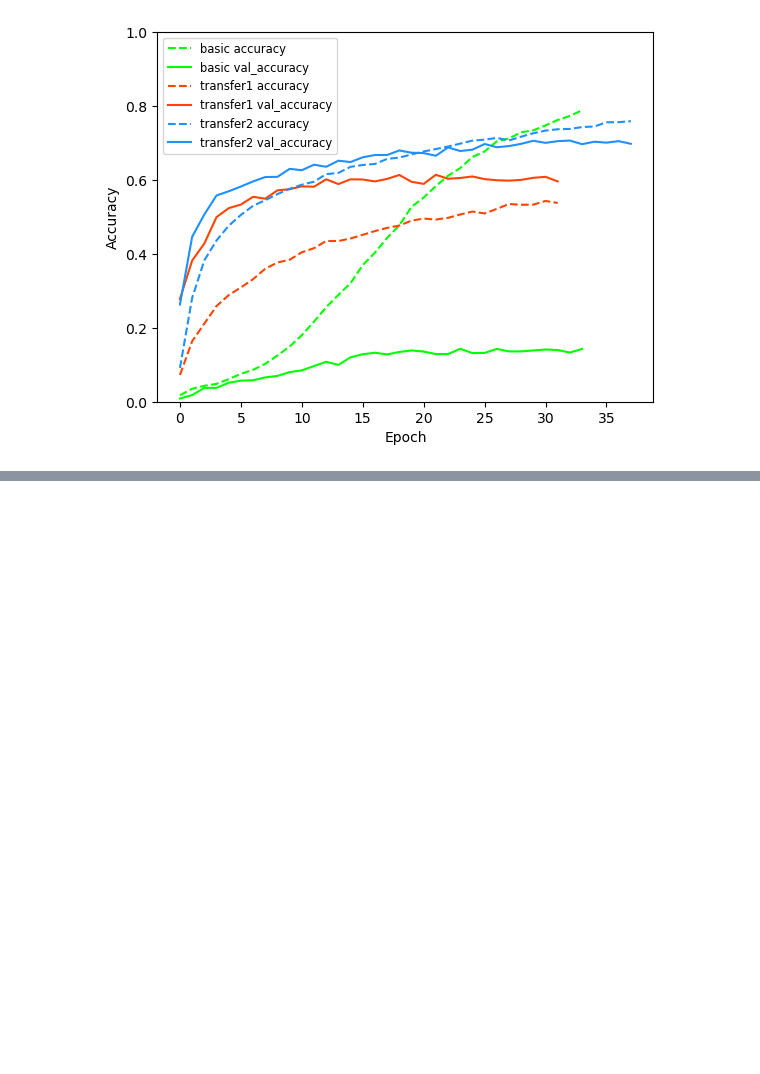
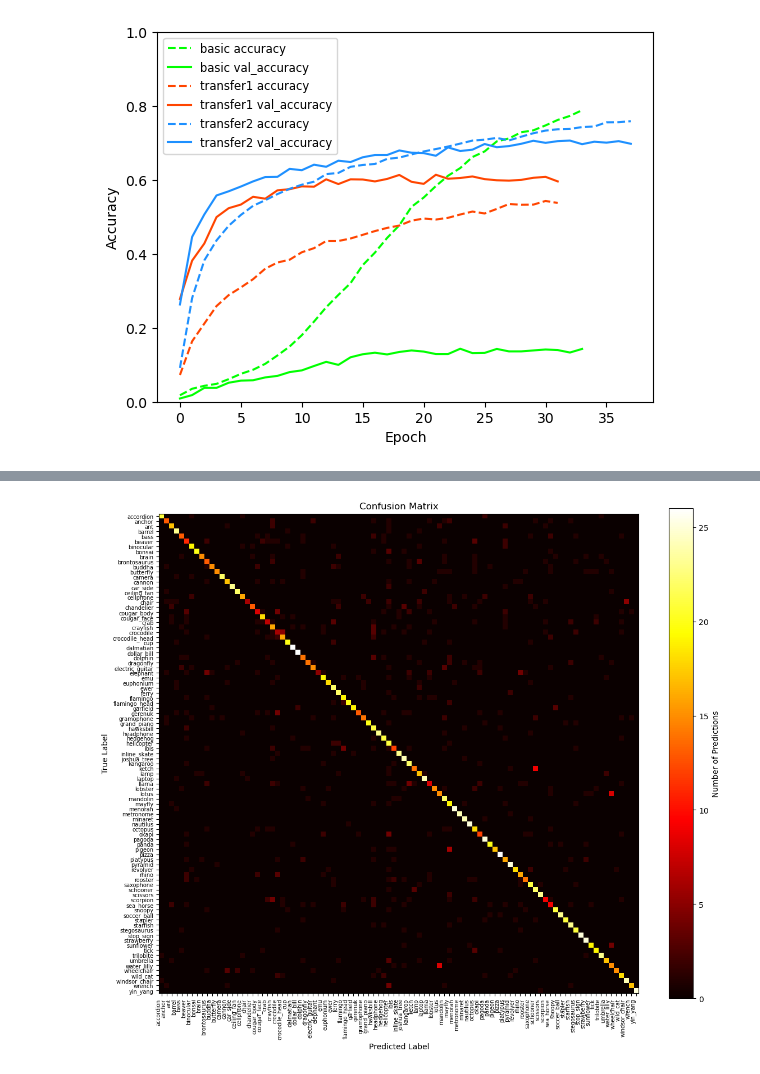
Before and after one commit to MrLFW/deeplearningcw, a Jupyter notebook: CNN.ipynb, the cells around one changed output, grey strips where cells are left out. Cells and saved outputs as stored; diff of their text form; code cells hidden in the pictures; blank space fills up the shorter version.

Commit message:
added confusion matrix to cnn

```diff
--- a/CNN.ipynb
+++ b/CNN.ipynb
@@ -372,3 +372,8 @@ plt.legend(loc='upper left', fontsize='small')
 plt.show()
 # %% [output]
 [figure]
+# %%
+y_pred = model.predict(x_test)
+y_pred = np.argmax(y_pred, axis=1)
+
+confusion_matrix = tf.math.confusion_matrix(y_test, y_pred)
@@ -374,0 +383,16 @@ plt.show()
+# %%
+plt.figure(figsize=(12, 10))
+plt.imshow(confusion_matrix, cmap='hot', interpolation='nearest')
+plt.title('Confusion Matrix')
+plt.xlabel('Predicted Label')
+plt.ylabel('True Label')
+plt.colorbar(label='Number of Predictions')
+
+tick_marks = np.arange(len(class_names))
+plt.xticks(tick_marks, class_names, rotation=90, ha='right', fontsize=7)
+plt.yticks(tick_marks, class_names, fontsize=7)
+
+plt.tight_layout()
+plt.show()
+# %% [output]
+[figure, added]
```
Also changed, not shown: parts of 1 cell of this notebook.
